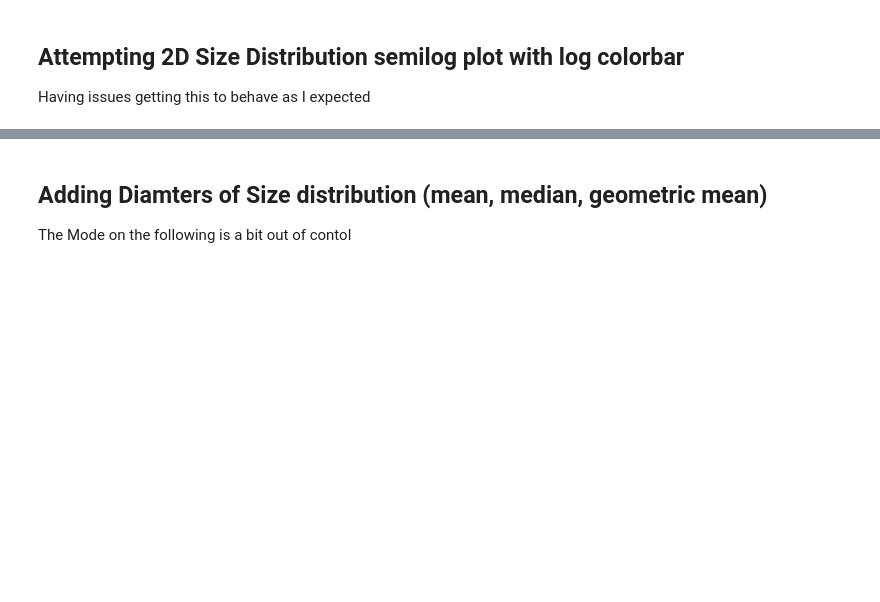
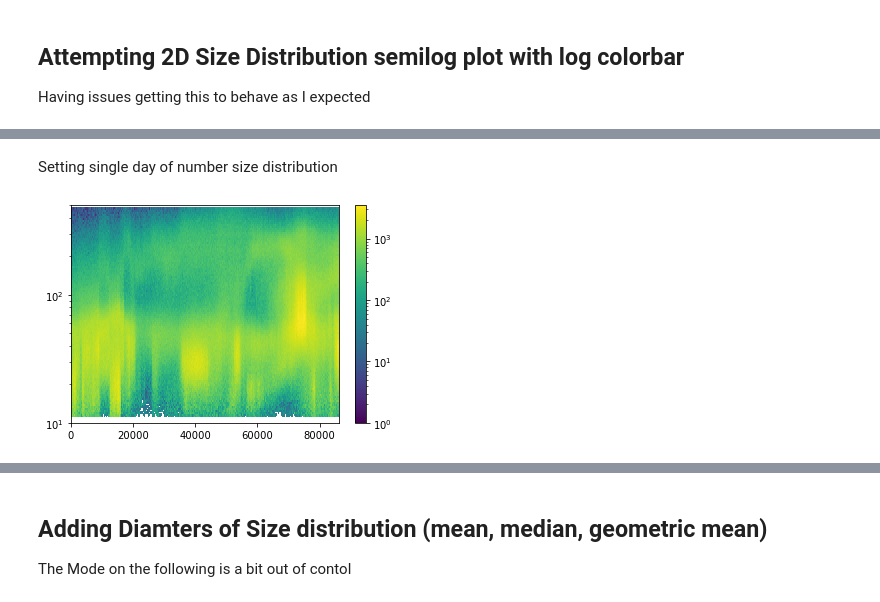
Before and after one commit to ReeseMishler/Work-File, a Jupyter notebook: AOS Proj.ipynb, the cells around one changed output, grey strips where cells are left out. Drawn from its saved outputs; the diff is of its cells as text; code cells hidden in the pictures; blank space fills up the shorter version.

```diff
--- a/AOS Proj.ipynb
+++ b/AOS Proj.ipynb
@@ -170,0 +164,3 @@ xr.plot.pcolormesh(dsA2['dD_to_dV'], 'time', 'diameter_mobility', figsize=(25,10
+# %%
+nc = Dataset(r'C:\Users\Reese\Desktop\AOS Proj Data\aossmps\sgpaossmpsE13.b1.20190501.000000.nc')
+nc.variables['time']
@@ -170,0 +177,11 @@ xr.plot.pcolormesh(dsA2['dD_to_dV'], 'time', 'diameter_mobility', figsize=(25,10
+# %% [markdown]
+Setting single day of number size distribution
+# %%
+time, dm = np.meshgrid(nc.variables['time'], nc.variables['diameter_mobility'], indexing='ij')
+im = plt.pcolormesh(time, dm, nc.variables['dN_dlogDp'], norm=colors.LogNorm(vmin=1, vmax=3500))
+plt.yscale('log')
+plt.ylim(10, 500)
+plt.colorbar(im)
+plt.show()
+# %% [output]
+[figure, added]
```
Also changed, not shown: parts of 13 cells of this notebook.
